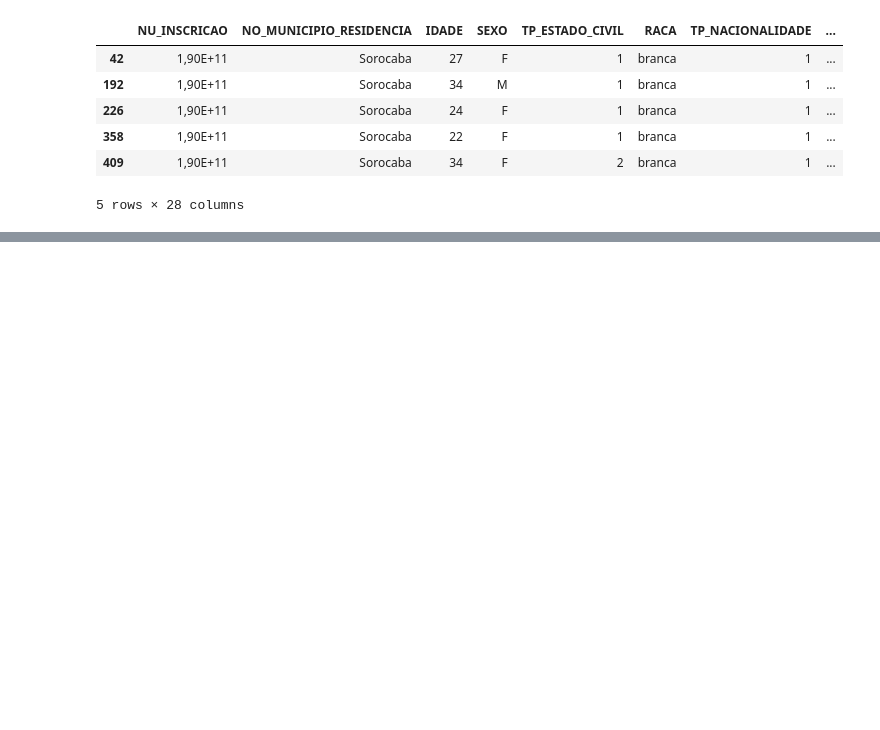
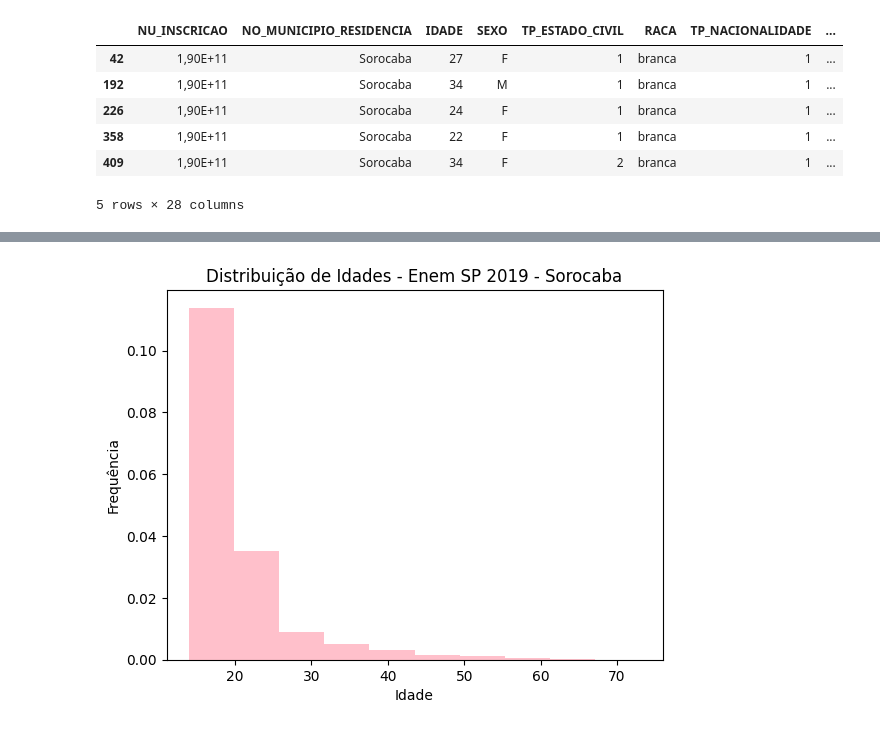
Before and after one commit to luizakuze/Cursos, a Jupyter notebook: curso/fundamentos-estatística/districuicao_frequencia.ipynb, the cells around one changed output, grey strips where cells are left out. Drawn from its saved outputs; the diff is of its cells as text; code cells hidden in the pictures; blank space fills up the shorter version.

```diff
--- a/curso/fundamentos-estatística/districuicao_frequencia.ipynb
+++ b/curso/fundamentos-estatística/districuicao_frequencia.ipynb
@@ -30,0 +175,10 @@ enem_sorocaba.head()
+# %%
+from matplotlib import colors
+# eixo Y é frequência e eixo X a classe
+plt.hist(enem_sorocaba.IDADE, 10, rwidth=1, color='pink', density = True) # (tabela.COLUNA, bins (n colunas), separação, cor, frequência relativa)
+plt.title('Distribuição de Idades - Enem SP 2019 - Sorocaba')
+plt.xlabel ('Idade') # rótulo X
+plt.ylabel ('Frequência') # rótulo Y
+plt.show()
+# %% [output]
+[figure, added]
```
Also changed, not shown: parts of 20 cells of this notebook.
